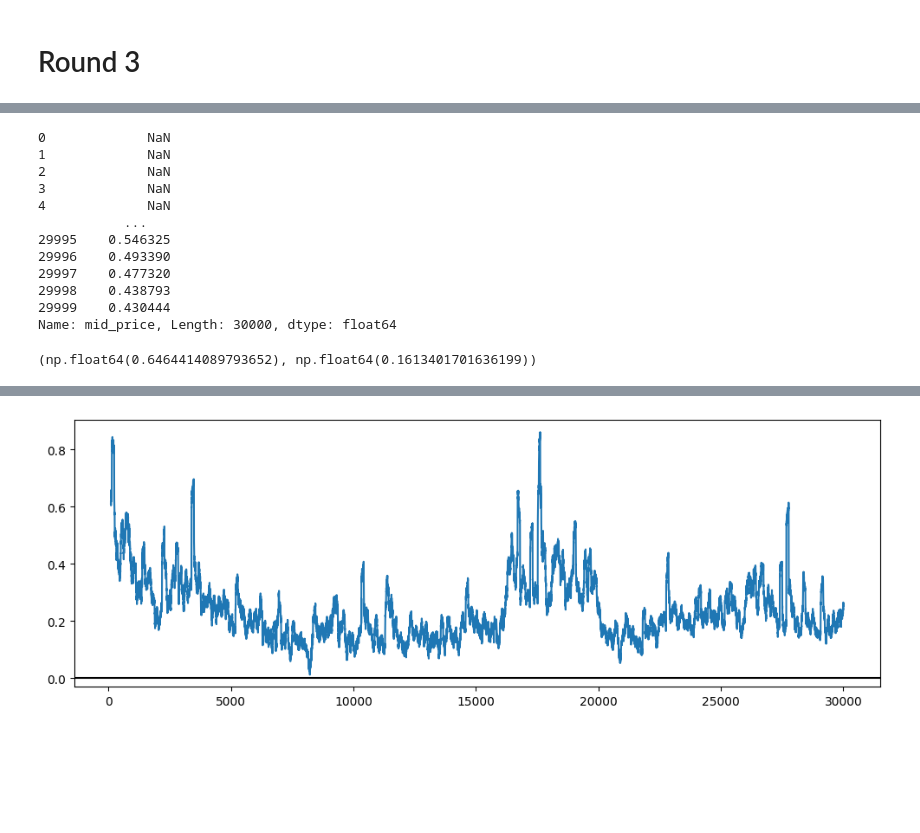
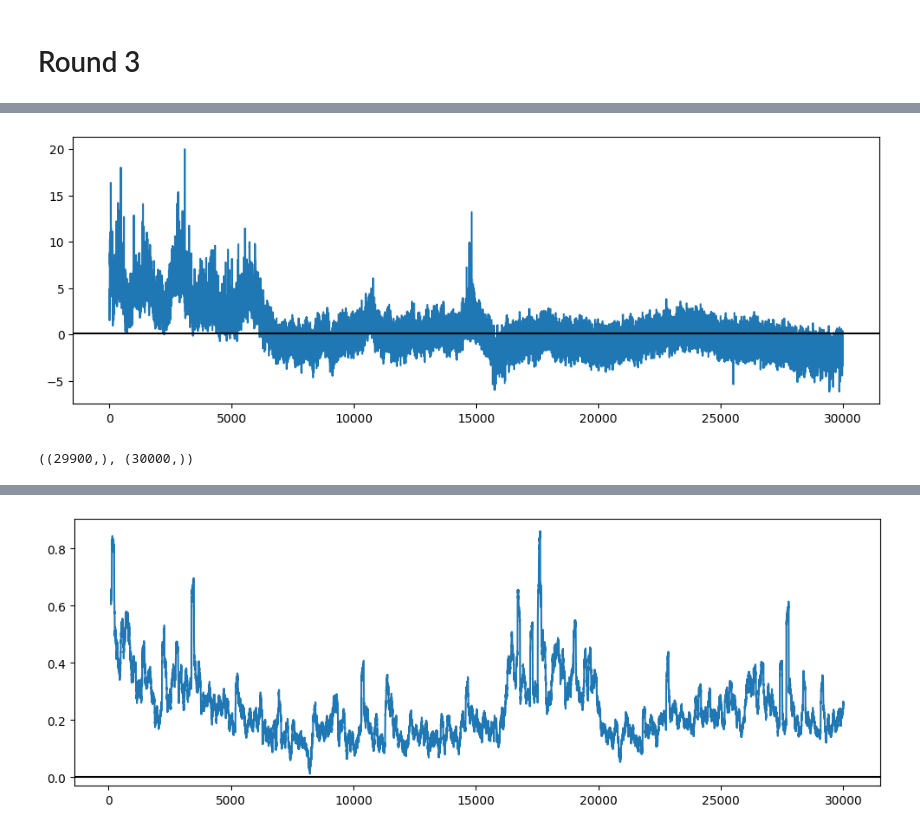
Before and after one commit to aemilani/imc-prosperity-3, a Jupyter notebook: notebooks/rock.ipynb, the cells around one changed output, grey strips where cells are left out. Drawn from its saved outputs; the diff is of its cells as text; code cells hidden in the pictures; blank space fills up the shorter version.

```diff
--- a/notebooks/rock.ipynb
+++ b/notebooks/rock.ipynb
@@ -175,22 +200,3 @@ for i in range(30000):
     else:
         base_ivs.append(v_list[list(np.argsort(np.abs(np.array(m_list))))[0]])
 base_ivs = pd.Series(base_ivs).dropna()
-# %%
-realized_vol
-# %% [output]
-0             NaN
-1             NaN
-2             NaN
-3             NaN
-4             NaN
-           ...
-29995    0.546325
-29996    0.493390
-29997    0.477320
-29998    0.438793
-29999    0.430444
-Name: mid_price, Length: 30000, dtype: float64
-# %%
-norm.mean(), norm.std()
-# %% [output]
-(np.float64(0.6464414089793652), np.float64(0.1613401701636199))
@@ -197 +205,16 @@ norm.mean(), norm.std()
+# %%
+# base_iv_z_score = (base_ivs - base_ivs.rolling(thr).mean()) / base_ivs.rolling(thr).std()
+base_iv_z_score = (base_ivs - base_ivs.mean()) / base_ivs.rolling(thr).std()
+plt.figure(figsize=(12, 4))
+# plt.plot(base_iv_z_score.iloc[:1000])
+plt.plot(base_iv_z_score)
+# plt.plot(base_ivs)
+plt.axhline(base_ivs.mean(), c='k')
+plt.show()
+# %% [output]
+[figure, added]
+# %%
+realized_vol.shape, base_ivs.shape
+# %% [output]
+((29900,), (30000,))
 # %%
```
Also changed, not shown: parts of 10 cells of this notebook, 4 other files.
